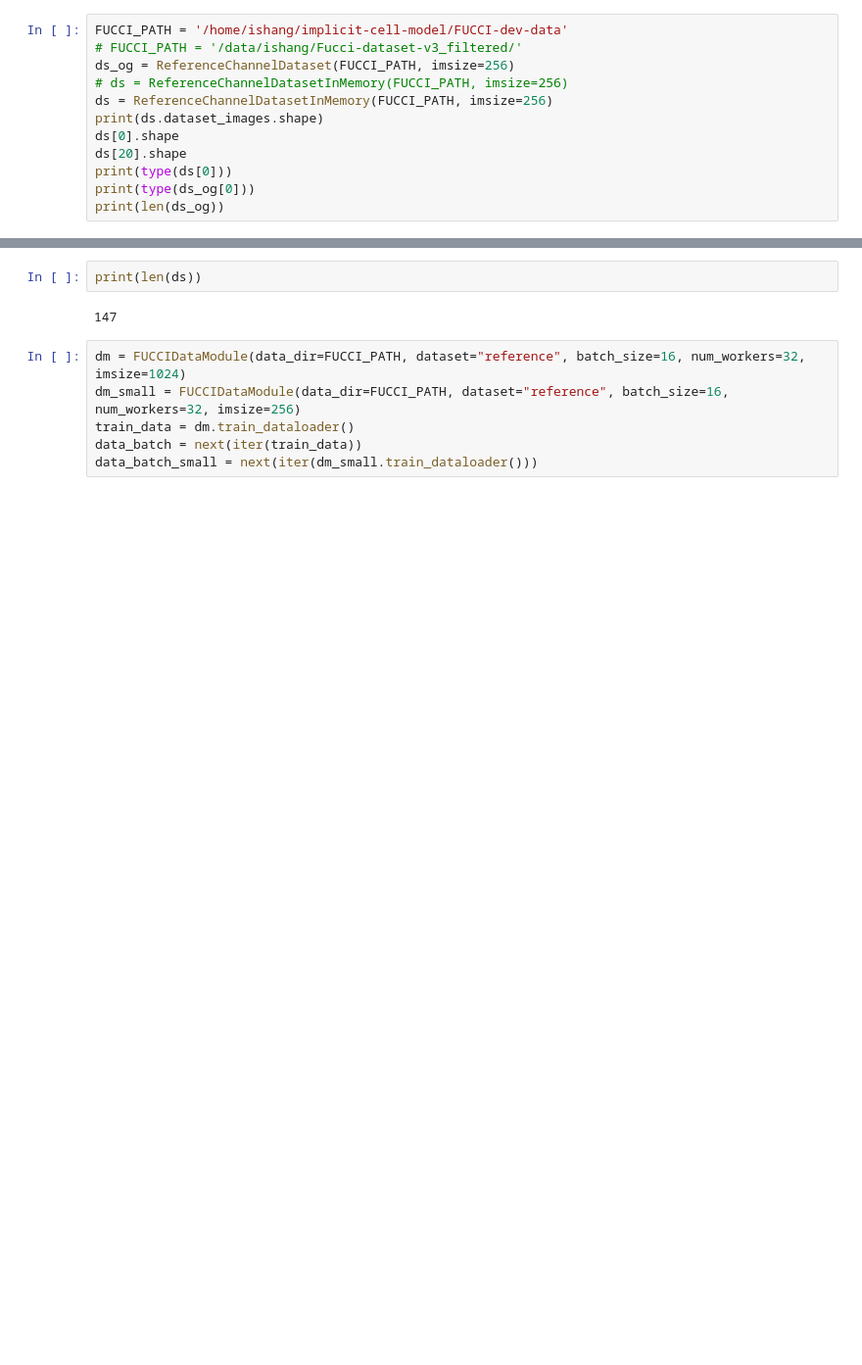
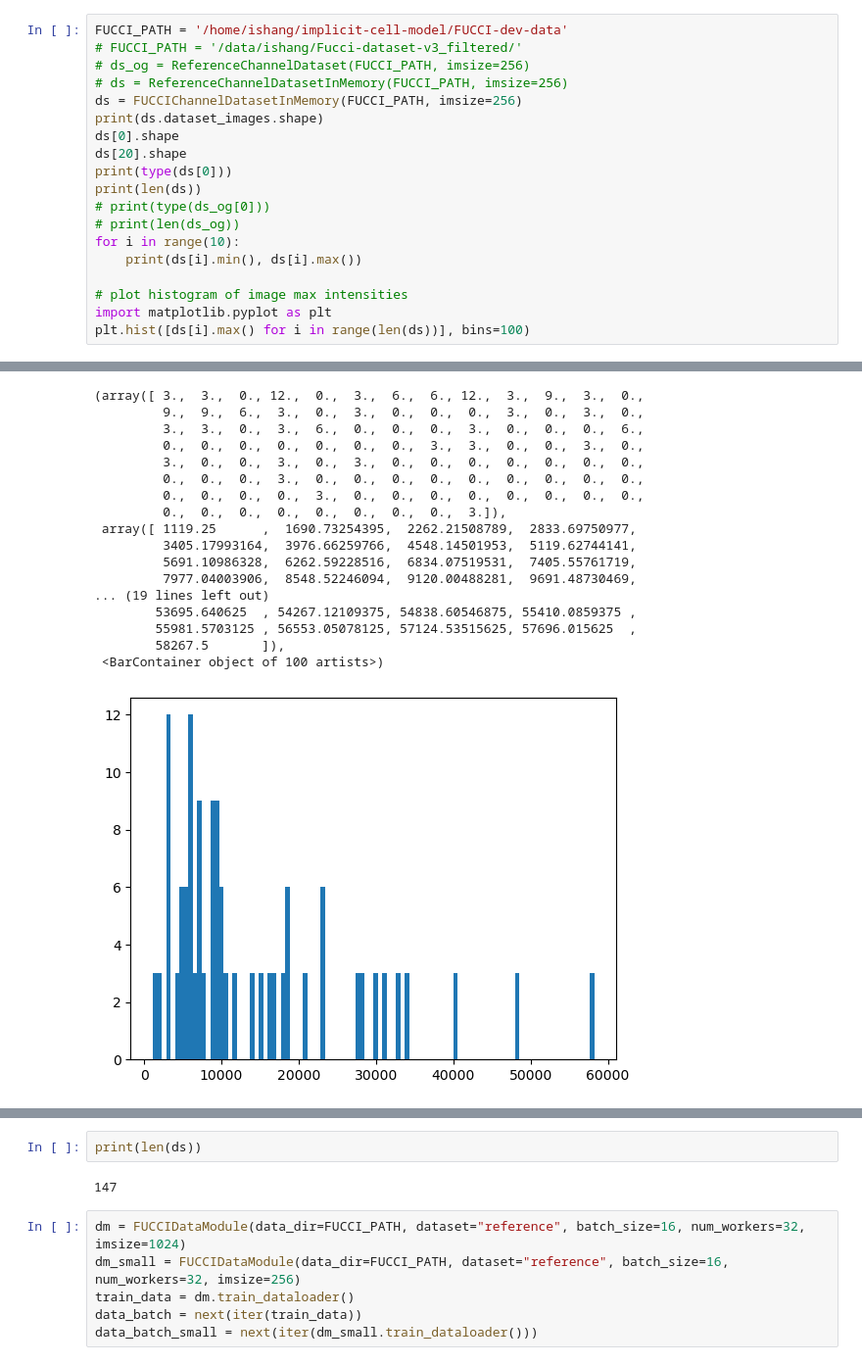
Before and after one commit to ishan-gaur/implicit-cell-model, a Jupyter notebook: dataloader.ipynb, the cells around one changed output, grey strips where cells are left out. Shown at 98% size. Cells and saved outputs as stored; diff of their text form; blank space fills up the shorter version.

Commit message:
thresholded fucci channel dataloader

```diff
--- a/dataloader.ipynb
+++ b/dataloader.ipynb
@@ -9,15 +9,22 @@ from microfilm import microplot
 # %%
 FUCCI_PATH = '/home/ishang/implicit-cell-model/FUCCI-dev-data'
 # FUCCI_PATH = '/data/ishang/Fucci-dataset-v3_filtered/'
-ds_og = ReferenceChannelDataset(FUCCI_PATH, imsize=256)
+# ds_og = ReferenceChannelDataset(FUCCI_PATH, imsize=256)
 # ds = ReferenceChannelDatasetInMemory(FUCCI_PATH, imsize=256)
-ds = ReferenceChannelDatasetInMemory(FUCCI_PATH, imsize=256)
+ds = FUCCIChannelDatasetInMemory(FUCCI_PATH, imsize=256)
 print(ds.dataset_images.shape)
 ds[0].shape
 ds[20].shape
 print(type(ds[0]))
-print(type(ds_og[0]))
-print(len(ds_og))
+print(len(ds))
+# print(type(ds_og[0]))
+# print(len(ds_og))
+for i in range(10):
+    print(ds[i].min(), ds[i].max())
+
+# plot histogram of image max intensities
+import matplotlib.pyplot as plt
+plt.hist([ds[i].max() for i in range(len(ds))], bins=100)
 # %% [output]
 torch.Size([147, 2, 256, 256])
 <class 'torch.Tensor'>
@@ -25,0 +42,18 @@ torch.Size([147, 2, 256, 256])
+(array([ 3.,  3.,  0., 12.,  0.,  3.,  6.,  6., 12.,  3.,  9.,  3.,  0.,
+         9.,  9.,  6.,  3.,  0.,  3.,  0.,  0.,  0.,  3.,  0.,  3.,  0.,
+         3.,  3.,  0.,  3.,  6.,  0.,  0.,  0.,  3.,  0.,  0.,  0.,  6.,
+         0.,  0.,  0.,  0.,  0.,  0.,  0.,  3.,  3.,  0.,  0.,  3.,  0.,
+         3.,  0.,  0.,  3.,  0.,  3.,  0.,  0.,  0.,  0.,  0.,  0.,  0.,
+         0.,  0.,  0.,  3.,  0.,  0.,  0.,  0.,  0.,  0.,  0.,  0.,  0.,
+         0.,  0.,  0.,  0.,  3.,  0.,  0.,  0.,  0.,  0.,  0.,  0.,  0.,
+         0.,  0.,  0.,  0.,  0.,  0.,  0.,  0.,  3.]),
+ array([ 1119.25      ,  1690.73254395,  2262.21508789,  2833.69750977,
+         3405.17993164,  3976.66259766,  4548.14501953,  5119.62744141,
+         5691.10986328,  6262.59228516,  6834.07519531,  7405.55761719,
+         7977.04003906,  8548.52246094,  9120.00488281,  9691.48730469,
+... (19 lines left out)
+        53695.640625  , 54267.12109375, 54838.60546875, 55410.0859375 ,
+        55981.5703125 , 56553.05078125, 57124.53515625, 57696.015625  ,
+        58267.5       ]),
+ <BarContainer object of 100 artists>)
+[figure, added]
```
Also changed, not shown: parts of 4 cells of this notebook, 1 other file.
